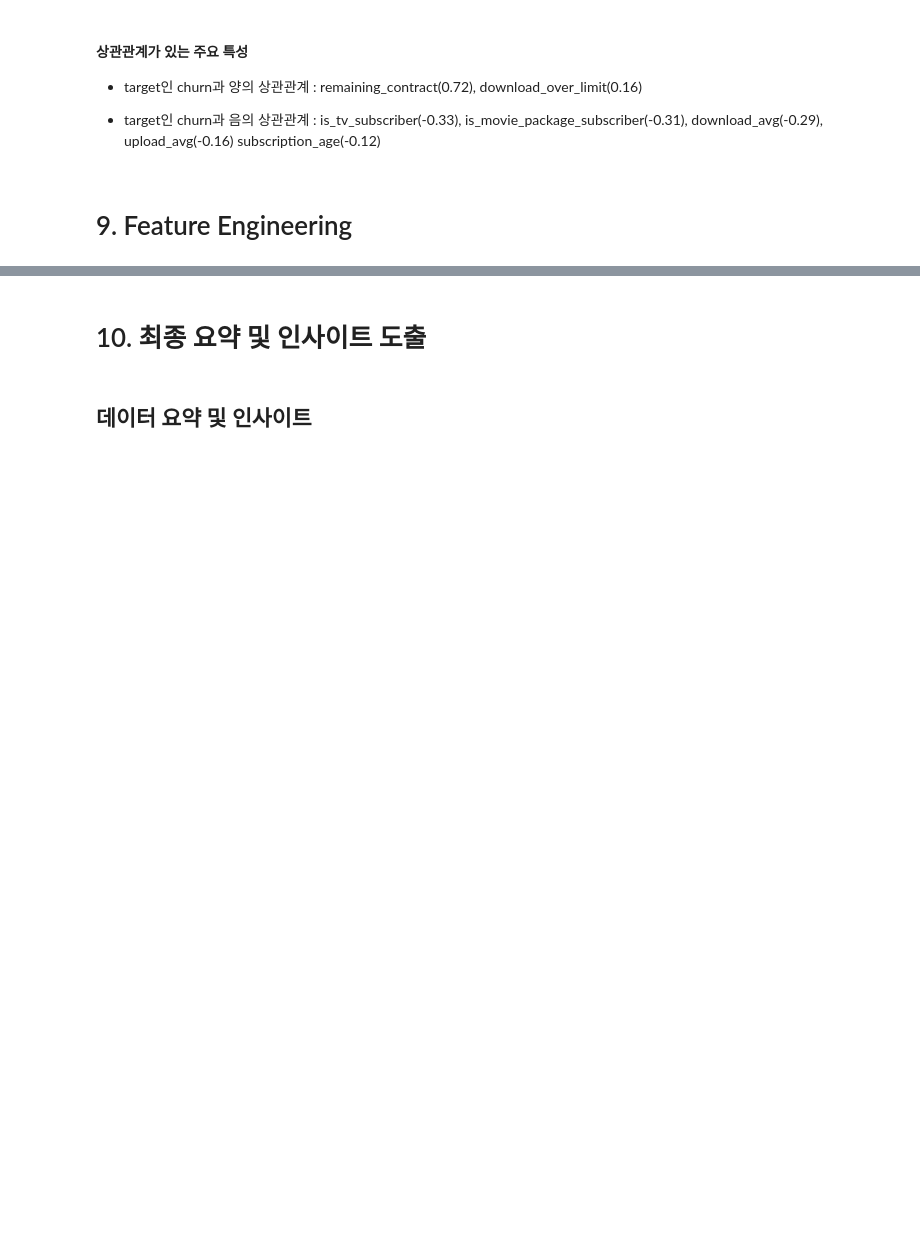
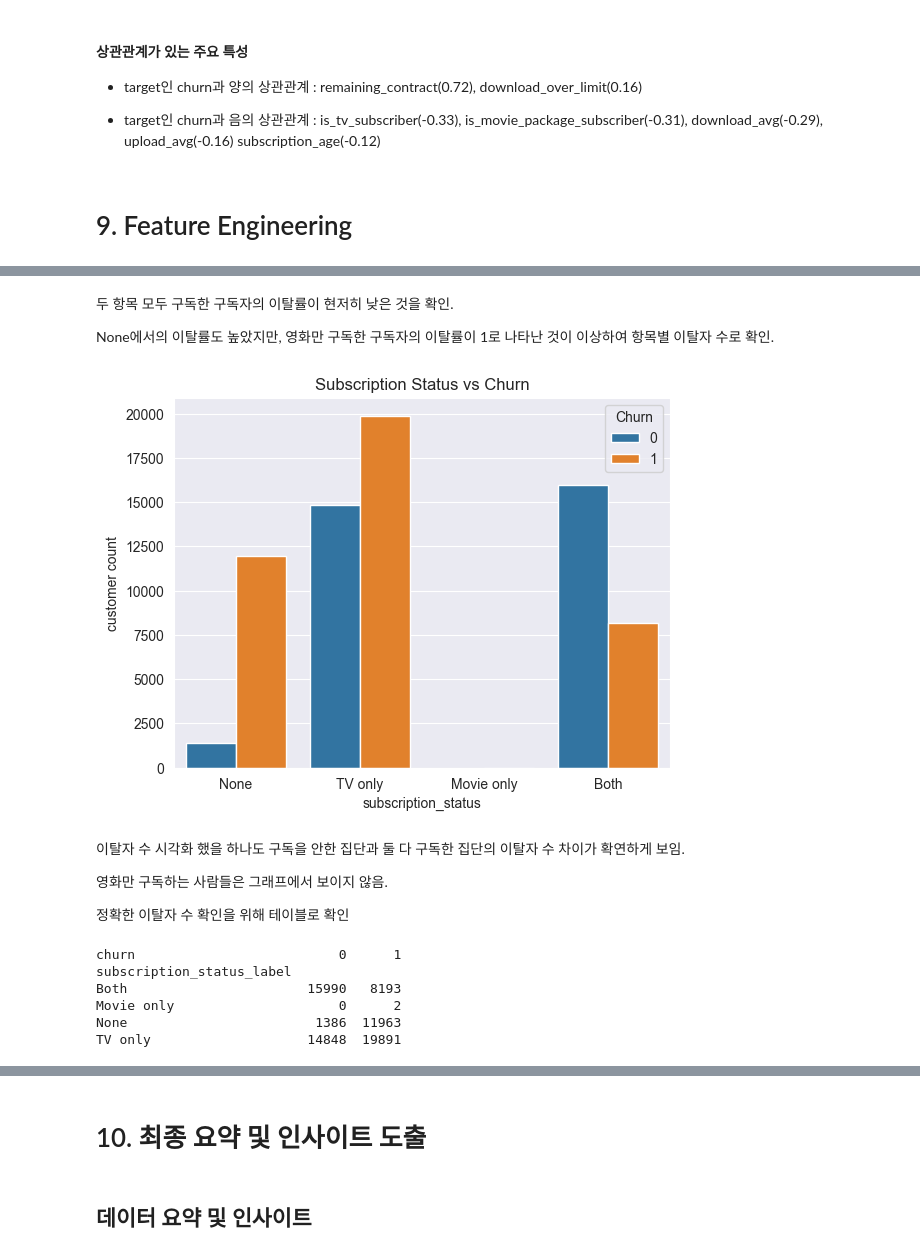
Before and after one commit to ParkVitna/SKN14-2nd-1Team, a Jupyter notebook: HanSeongGyu/EDA_1st.ipynb, the cells around one changed output, grey strips where cells are left out. Cells and saved outputs as stored; diff of their text form; code cells hidden in the pictures; blank space fills up the shorter version.

```diff
--- a/HanSeongGyu/EDA_1st.ipynb
+++ b/HanSeongGyu/EDA_1st.ipynb
@@ -498,0 +504,44 @@ plt.show()
+# %% [markdown]
+두 항목 모두 구독한 구독자의 이탈률이 현저히 낮은 것을 확인.
+
+None에서의 이탈률도 높았지만, 영화만 구독한 구독자의 이탈률이 1로 나타난 것이 이상하여 항목별 이탈자 수로 확인.
+# %%
+# 시각화로 이탈자 수 확인
+
+sns.countplot(data=df, x='subscription_status', hue='churn')
+plt.title("Subscription Status vs Churn")
+plt.xticks(ticks=[0,1,2,3], labels=['None', 'TV only', 'Movie only', 'Both'])
+plt.ylabel("customer count")
+plt.legend(title="Churn")
+
+
+plt.show()
+# %% [output]
+[figure, added]
+# %% [markdown]
+이탈자 수 시각화 했을 하나도 구독을 안한 집단과 둘 다 구독한 집단의 이탈자 수 차이가 확연하게 보임.
+
+영화만 구독하는 사람들은 그래프에서 보이지 않음.
+
+정확한 이탈자 수 확인을 위해 테이블로 확인
+# %%
+# 집단별 인원 확인
+subscription_map = {
+    0: 'None',
+    1: 'TV only',
+    2: 'Movie only',
+    3: 'Both'
+}
+
+df['subscription_status_label'] = df['subscription_status'].map(subscription_map)
+
+# 이탈 여부와 함께 그룹별 고객 수 확인
+grouped = df.groupby(['subscription_status_label', 'churn']).size().unstack(fill_value=0)
+print(grouped)
+# %% [output]
+churn                          0      1
+subscription_status_label
+Both                       15990   8193
+Movie only                     0      2
+None                        1386  11963
+TV only                    14848  19891
```
Also changed, not shown: parts of 42 cells of this notebook.
